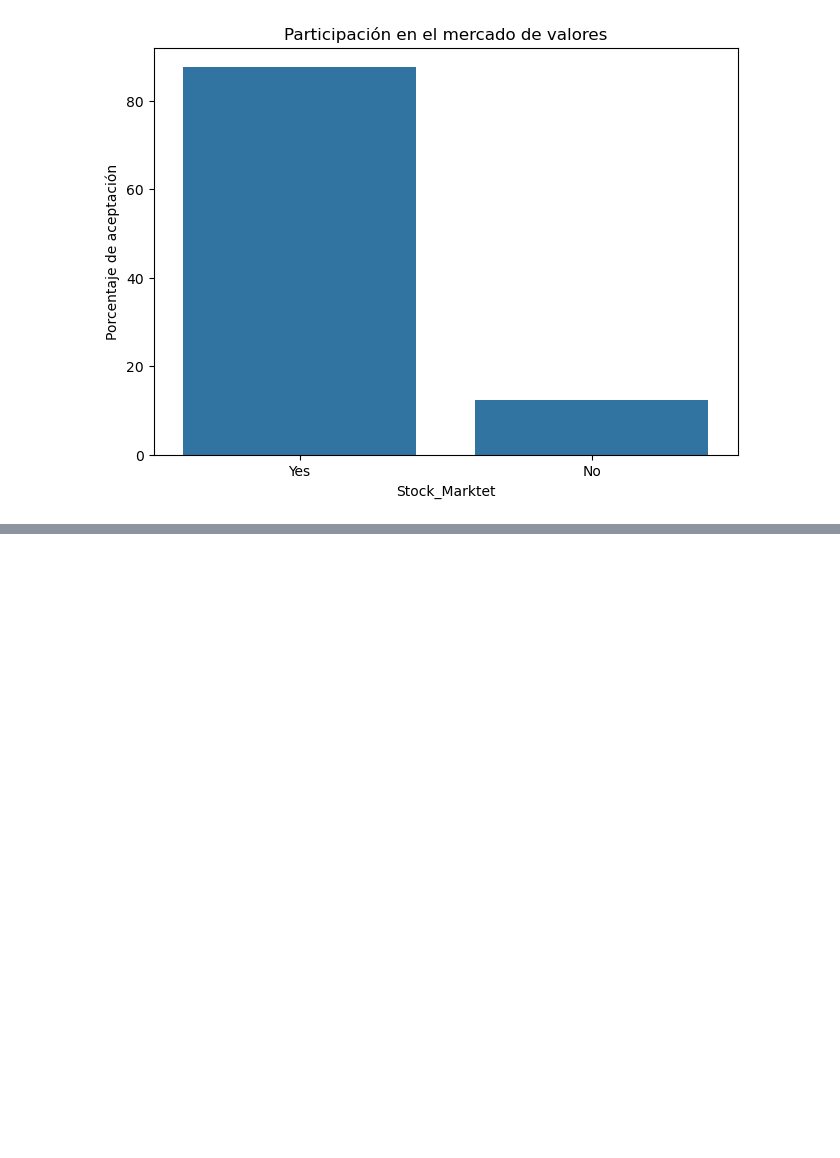
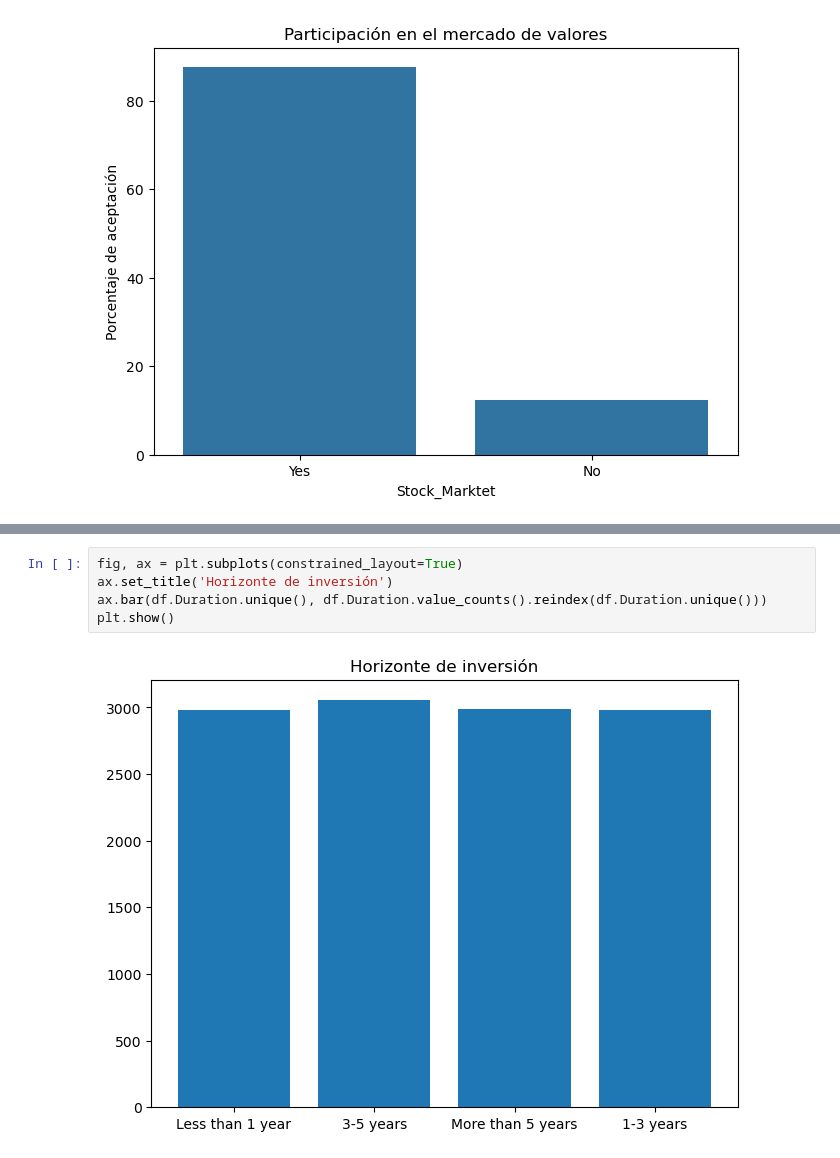
Before and after one commit to Sts87/data-analysis, a Jupyter notebook: 00-finance-trends/finance_trends.ipynb, the cells around one changed output, grey strips where cells are left out. Cells and saved outputs as stored; diff of their text form; blank space fills up the shorter version.

```diff
--- a/00-finance-trends/finance_trends.ipynb
+++ b/00-finance-trends/finance_trends.ipynb
@@ -236,3 +236,10 @@ ax.bar(df.Purpose.unique(), df.Purpose.value_counts())
 plt.show()
 # %% [output]
 [figure]
+# %%
+fig, ax = plt.subplots(constrained_layout=True)
+ax.set_title('Horizonte de inversión')
+ax.bar(df.Duration.unique(), df.Duration.value_counts().reindex(df.Duration.unique()))
+plt.show()
+# %% [output]
+[figure, added]
```
Also changed, not shown: parts of 5 cells of this notebook.
